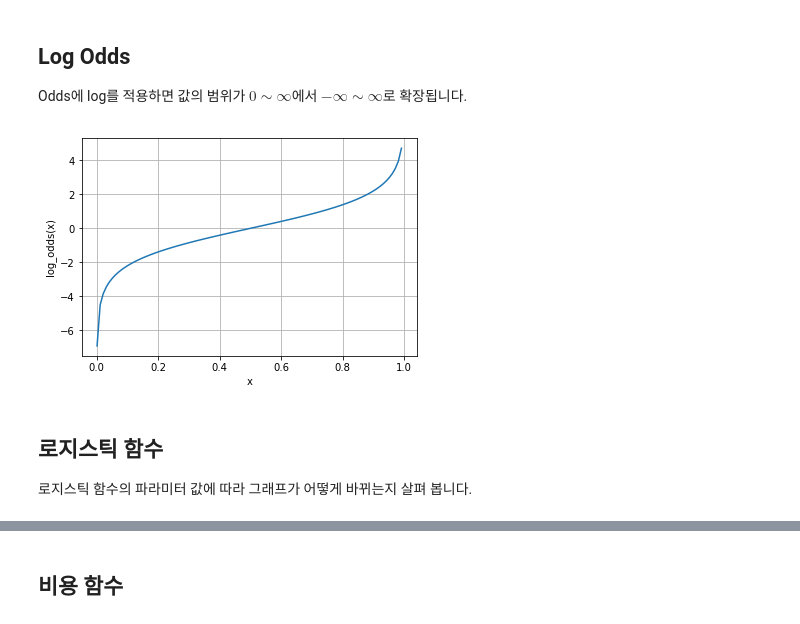
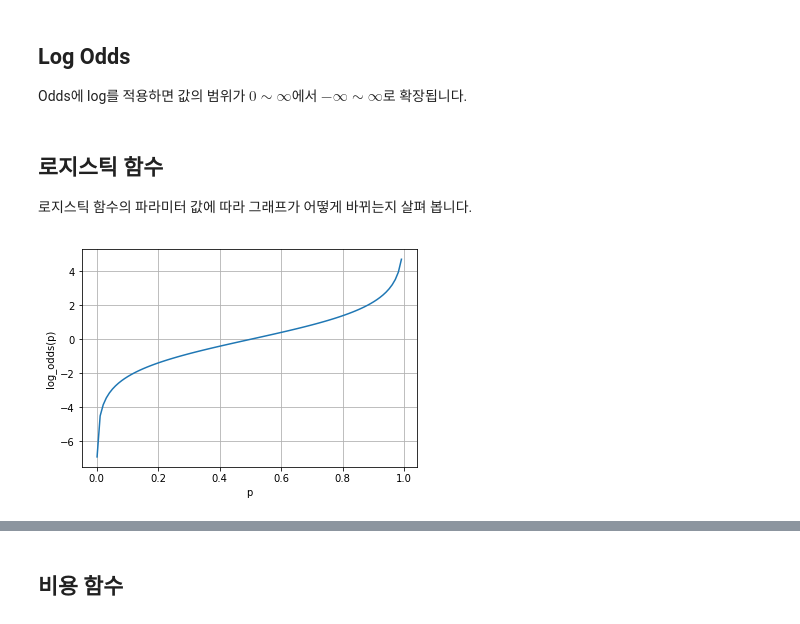
Before and after one commit to trvoid/ml-study, a Jupyter notebook: ML03-LogisticRegression.ipynb, the cells around one changed output, grey strips where cells are left out. Drawn from its saved outputs; the diff is of its cells as text; code cells hidden in the pictures.

```diff
--- a/ML03-LogisticRegression.ipynb
+++ b/ML03-LogisticRegression.ipynb
@@ -57,24 +63,24 @@ plt.show()
 ## Log Odds
 
 Odds에 log를 적용하면 값의 범위가 $0 \sim \infty$에서 $-\infty \sim \infty$로 확장됩니다.
-# %%
-def log_odds(p):
-    return np.log(p / (1 - p))
-
-x = np.arange(0.001, 1, 0.01)
-y = log_odds(x)
-
-plt.plot(x, y)
-plt.xlabel('x')
-plt.ylabel('log_odds(x)')
-plt.grid(True)
-plt.show()
-# %% [output]
-[figure, removed]
 # %% [markdown]
 ## 로지스틱 함수
 
 로지스틱 함수의 파라미터 값에 따라 그래프가 어떻게 바뀌는지 살펴 봅니다.
+# %%
+def log_odds(p):
+    return np.log(p / (1 - p))
+
+p = np.arange(0.001, 1.0, 0.01)
+y = log_odds(p)
+
+plt.plot(p, y)
+plt.xlabel('p')
+plt.ylabel('log_odds(p)')
+plt.grid(True)
+plt.show()
+# %% [output]
+[figure, added]
 # %%
 def logistic_func1(x):
     return 1 / (1 + np.exp(-x))
```
Also changed, not shown: parts of 3 cells of this notebook.
